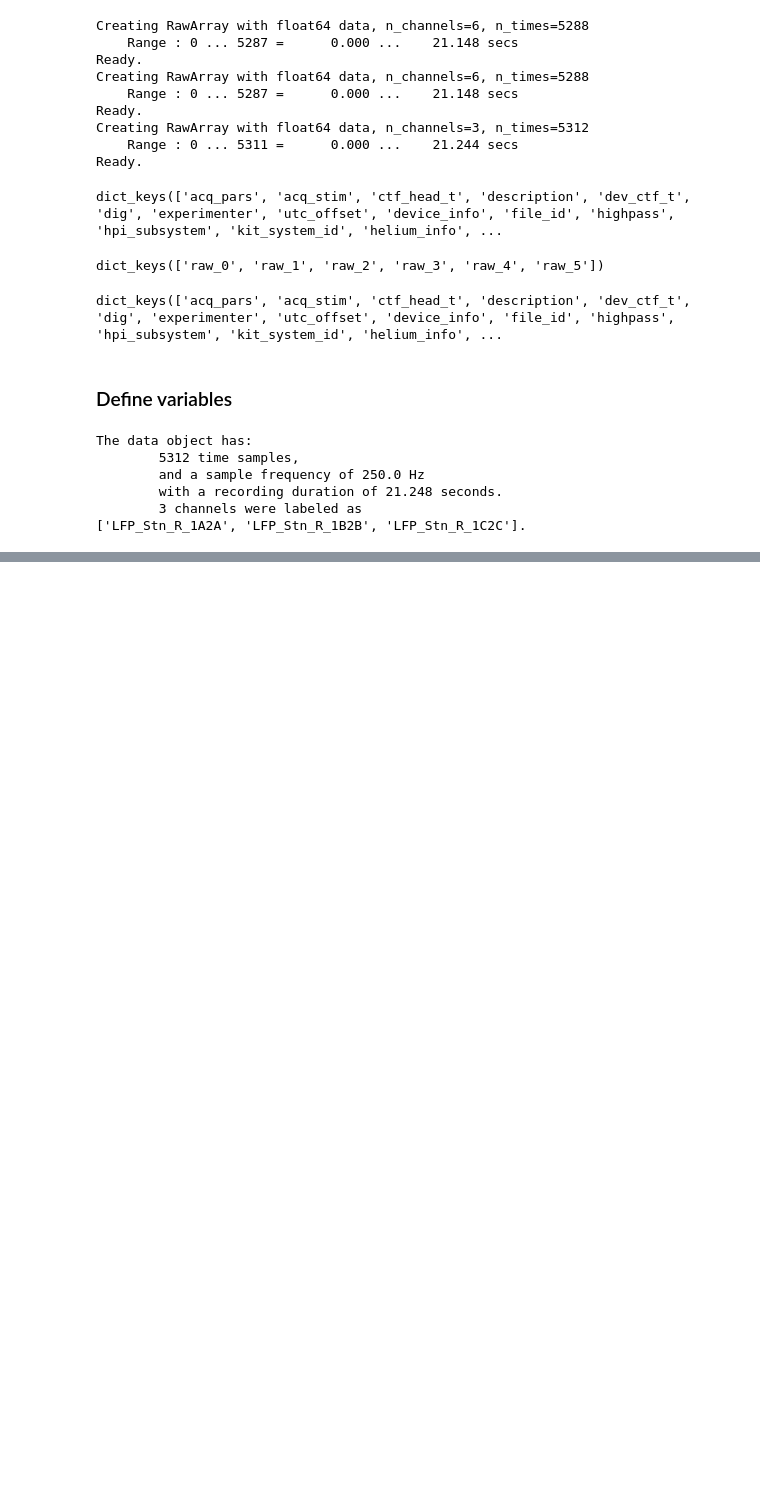
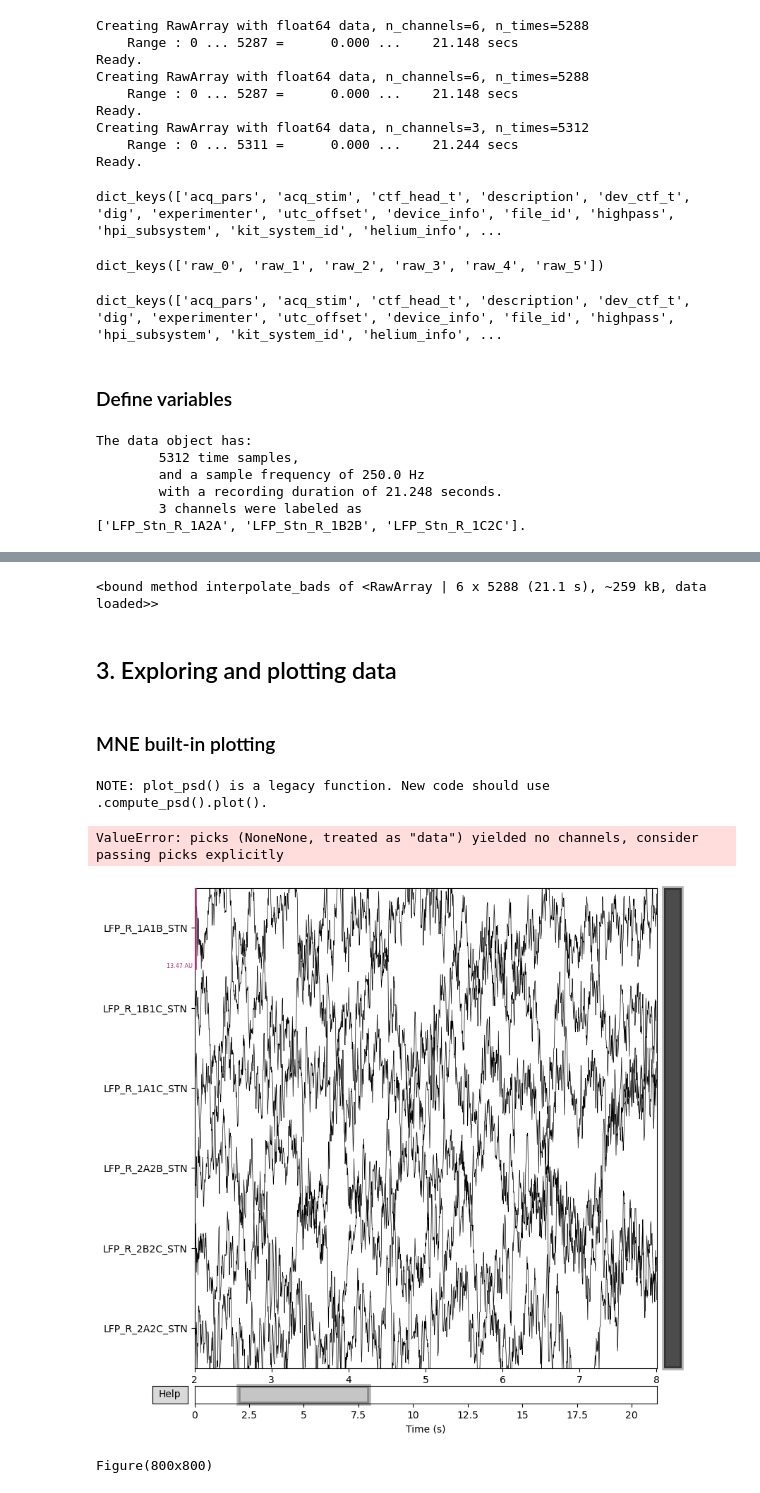
Before and after one commit to jgvhabets/PyPerceive, a Jupyter notebook: code/notebooks/percept_tf_analysis.ipynb, the cells around one changed output, grey strips where cells are left out. Cells and saved outputs as stored; diff of their text form; code cells hidden in the pictures; blank space fills up the shorter version.

```diff
--- a/code/notebooks/percept_tf_analysis.ipynb
+++ b/code/notebooks/percept_tf_analysis.ipynb
@@ -263,0 +286,5 @@ The data object has:
+# %%
+# rawsub017_data is a dictionary!! keys=raw_0 -> value=idx 0 of metadata, mne loaded perceive.mat file
+# mne.io.read_raw_fieldtrip() used
+rawsub017_data = sub017.Survey.FU12M.M0S0.RestBSSuRingR.data
+rawsub017_data.keys()
@@ -263,0 +293,3 @@ The data object has:
+# %%
+raw = rawsub017_data["raw_0"]
+raw.info.keys()
@@ -263,0 +359,21 @@ The data object has:
+# %%
+raw.interpolate_bads
+# %% [output]
+<bound method interpolate_bads of <RawArray | 6 x 5288 (21.1 s), ~259 kB, data loaded>>
+# %% [markdown]
+## 3. Exploring and plotting data
+# %% [markdown]
+### MNE built-in plotting
+# %%
+# mne built-in methods
+
+raw.plot_psd()
+# %% [output]
+NOTE: plot_psd() is a legacy function. New code should use .compute_psd().plot().
+ValueError: picks (NoneNone, treated as "data") yielded no channels, consider passing picks explicitly
+# %%
+fig = raw.plot(start=2, duration=6)
+print(fig)
+# %% [output]
+[figure, added]
+Figure(800x800)
```
Also changed, not shown: parts of 35 cells of this notebook.
